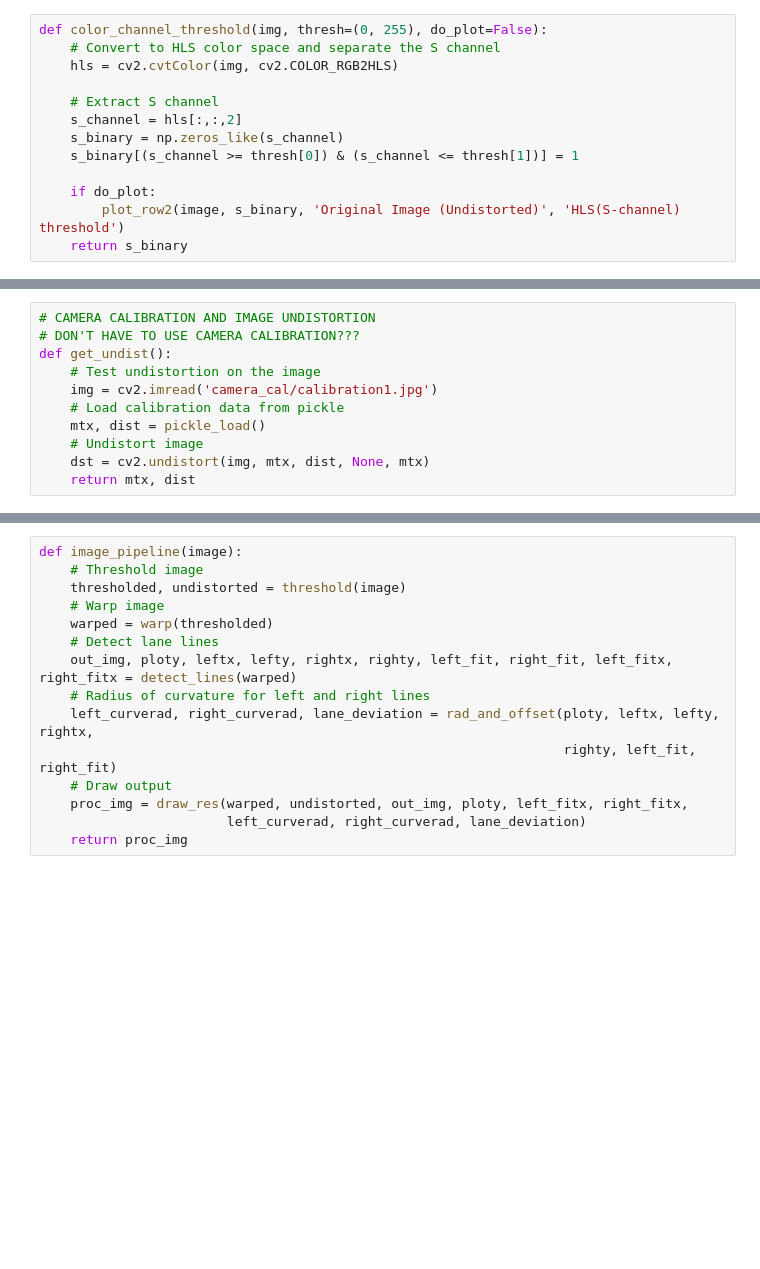
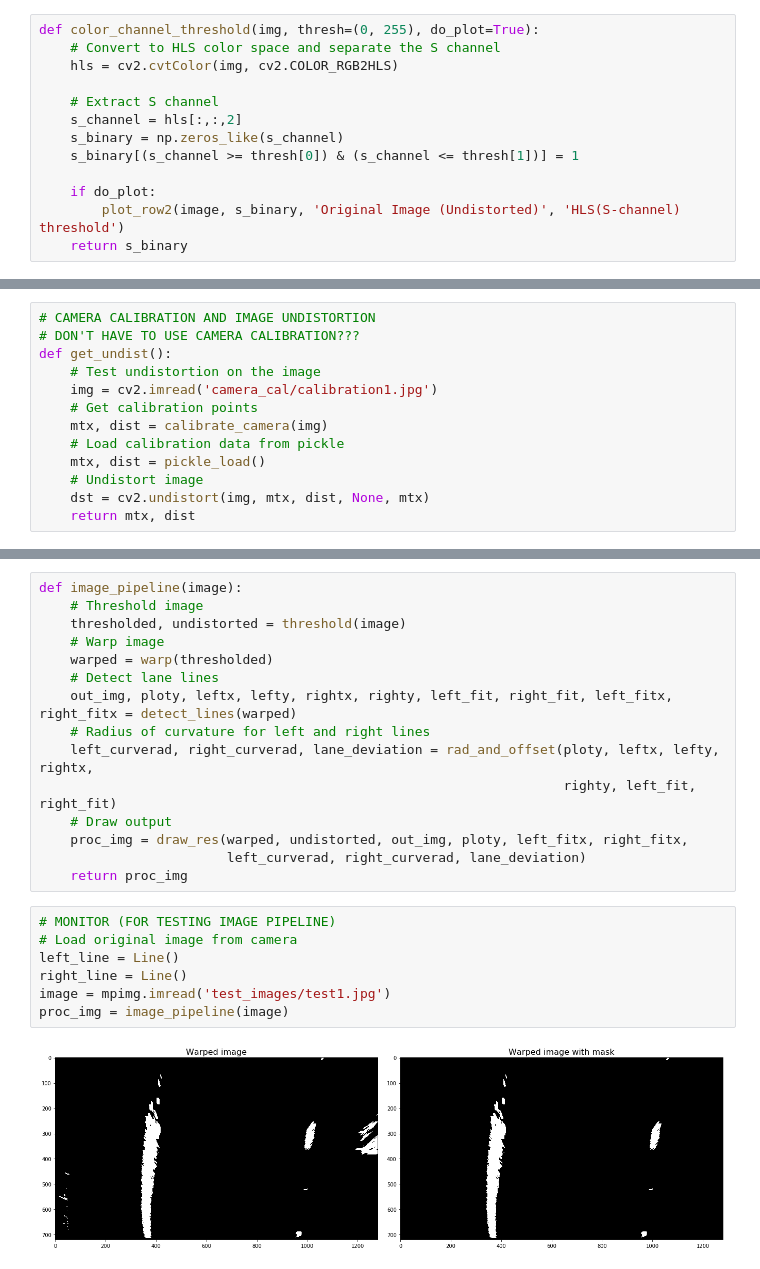
Before and after one commit to thomasdunlap/CarND-Advanced-Lane-Lines, a Jupyter notebook: Advanced-Lane-Lines.ipynb, the cells around one changed output, grey strips where cells are left out. Drawn from its saved outputs; the diff is of its cells as text; blank space fills up the shorter version.

```diff
--- a/Advanced-Lane-Lines.ipynb
+++ b/Advanced-Lane-Lines.ipynb
@@ -182,7 +182,7 @@ def combine_sobel_thresholds(img, do_plot=False):
         plot_row2(dir_binary, combined,      'Direction of gradient', 'Combined Thresholds')
     return combined
 # %%
-def color_channel_threshold(img, thresh=(0, 255), do_plot=False):
+def color_channel_threshold(img, thresh=(0, 255), do_plot=True):
     # Convert to HLS color space and separate the S channel
     hls = cv2.cvtColor(img, cv2.COLOR_RGB2HLS)
 
@@ -260,6 +260,8 @@ class Line():
 def get_undist():
     # Test undistortion on the image
     img = cv2.imread('camera_cal/calibration1.jpg')
+    # Get calibration points
+    mtx, dist = calibrate_camera(img)
     # Load calibration data from pickle
     mtx, dist = pickle_load()
     # Undistort image
@@ -573,3 +577,12 @@ def image_pipeline(image):
     proc_img = draw_res(warped, undistorted, out_img, ploty, left_fitx, right_fitx,
                         left_curverad, right_curverad, lane_deviation)
     return proc_img
+# %%
+# MONITOR (FOR TESTING IMAGE PIPELINE)
+# Load original image from camera
+left_line = Line()
+right_line = Line()
+image = mpimg.imread('test_images/test1.jpg')
+proc_img = image_pipeline(image)
+# %% [output]
+[figure, added]
```
Also changed, not shown: parts of 3 cells of this notebook.
